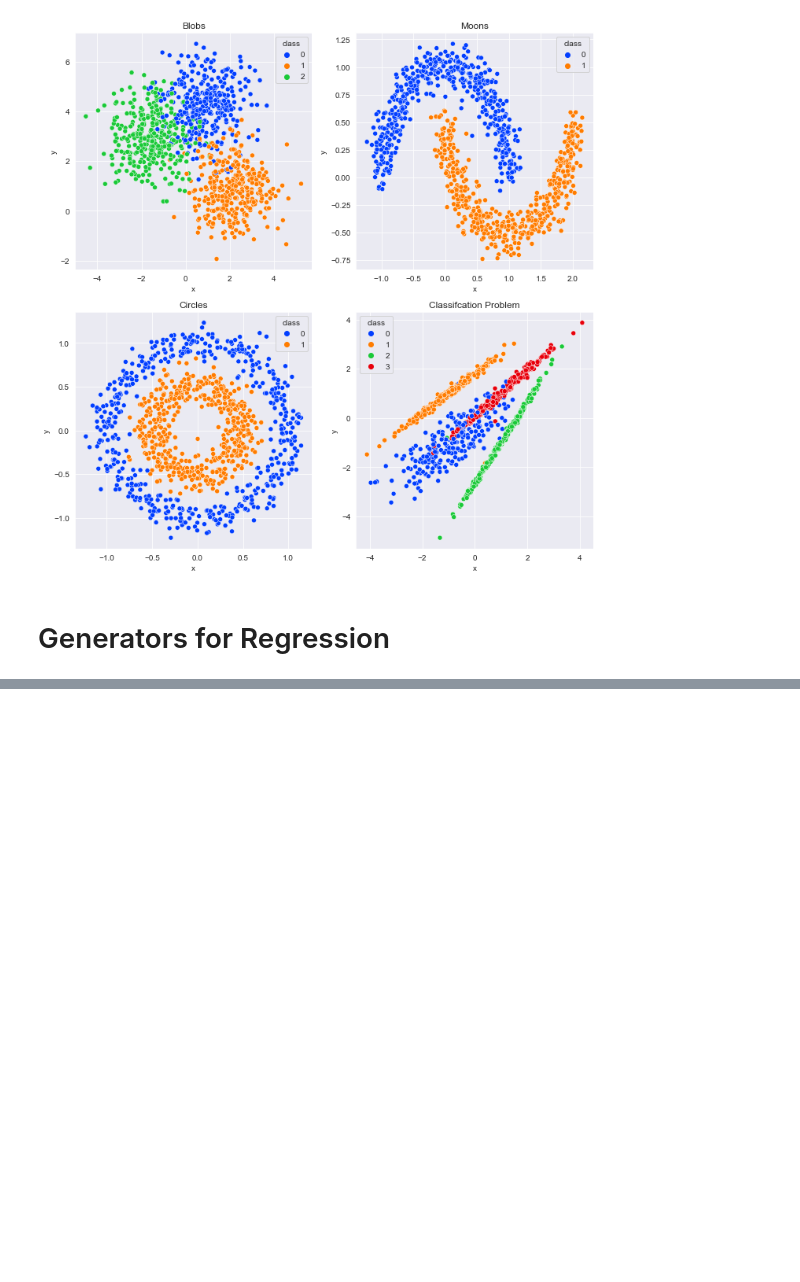
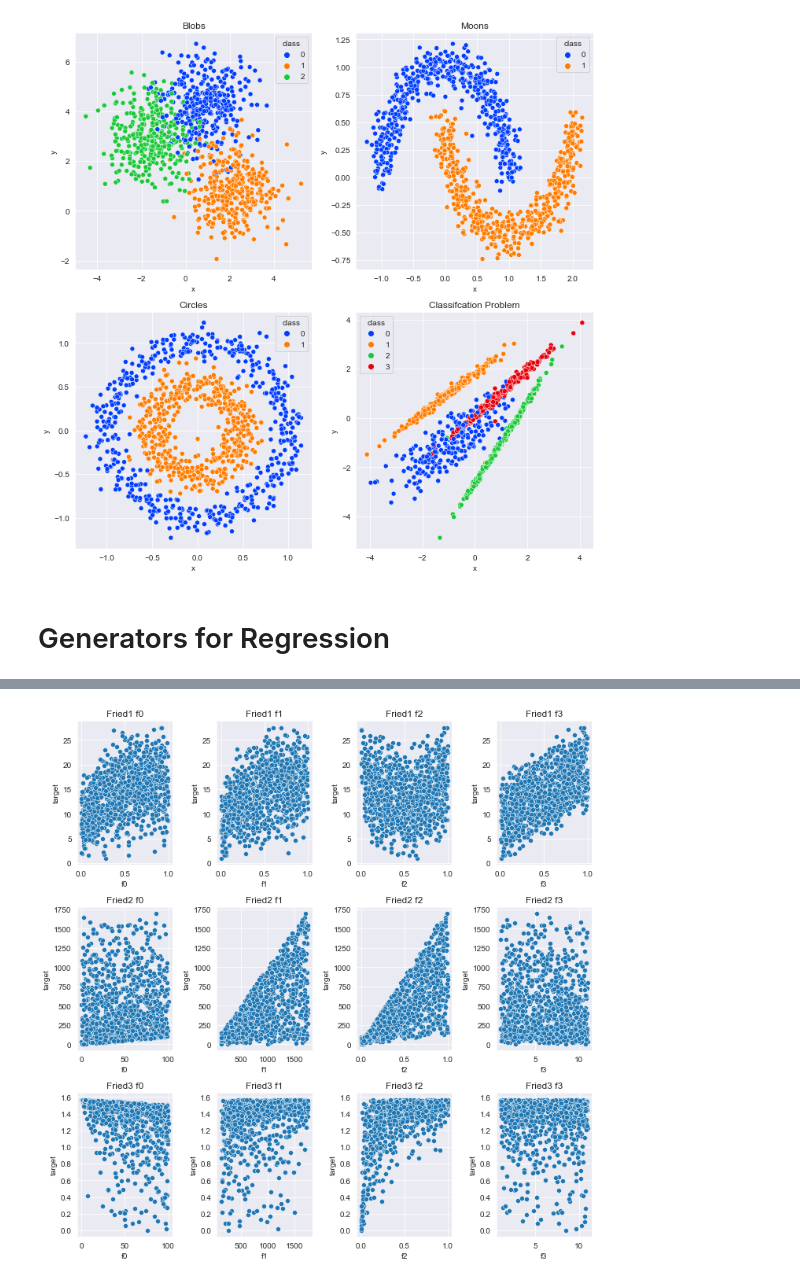
Before and after one commit to DimitriMisiak/Kaggle-Projects, a Jupyter notebook: toy-models/generated_datasets.ipynb, the cells around one changed output, grey strips where cells are left out. Saved outputs shown, nothing was run; the diff lists cells and outputs as text; code cells hidden in the pictures; blank space fills up the shorter version.

```diff
--- a/toy-models/generated_datasets.ipynb
+++ b/toy-models/generated_datasets.ipynb
@@ -128,0 +123,39 @@ plt.show()
+# %%
+# friedman 1 regression problem (linear, sin(x*y), z**2)
+fried1_data, fried1_target = make_friedman1(
+    n_samples=1000, random_state=rng,
+)
+fried1_df = pd.DataFrame(fried1_data, columns=[f'f{i}' for i in range(10)])
+fried1_df['target'] = fried1_target
+
+# friedman 2 regression problem (x**2, ( x*y-1/(w*z) )**2 )
+fried2_data, fried2_target = make_friedman2(
+    n_samples=1000, random_state=rng,
+)
+fried2_df = pd.DataFrame(fried2_data, columns=[f'f{i}' for i in range(4)])
+fried2_df['target'] = fried2_target
+
+# friedman 3 regression problem (arctan of fried 2)
+fried3_data, fried3_target = make_friedman3(
+    n_samples=1000, random_state=rng,
+)
+fried3_df = pd.DataFrame(fried3_data, columns=[f'f{i}' for i in range(4)])
+fried3_df['target'] = fried3_target
+# %%
+fig, axes = plt.subplots(nrows=3, ncols=4, figsize=(10, 10))
+
+for i in range(4):
+
+    sns.scatterplot(data=fried1_df, x=f'f{i}', y='target', ax=axes[0,i])
+    axes[0,i].set_title(f'Fried1 f{i}')
+
+    sns.scatterplot(data=fried2_df, x=f'f{i}', y='target', ax=axes[1,i])
+    axes[1,i].set_title(f'Fried2 f{i}')
+
+    sns.scatterplot(data=fried3_df, x=f'f{i}', y='target', ax=axes[2,i])
+    axes[2,i].set_title(f'Fried3 f{i}')
+
+fig.tight_layout()
+plt.show()
+# %% [output]
+[figure, added]
```
Also changed, not shown: parts of 4 cells of this notebook.
